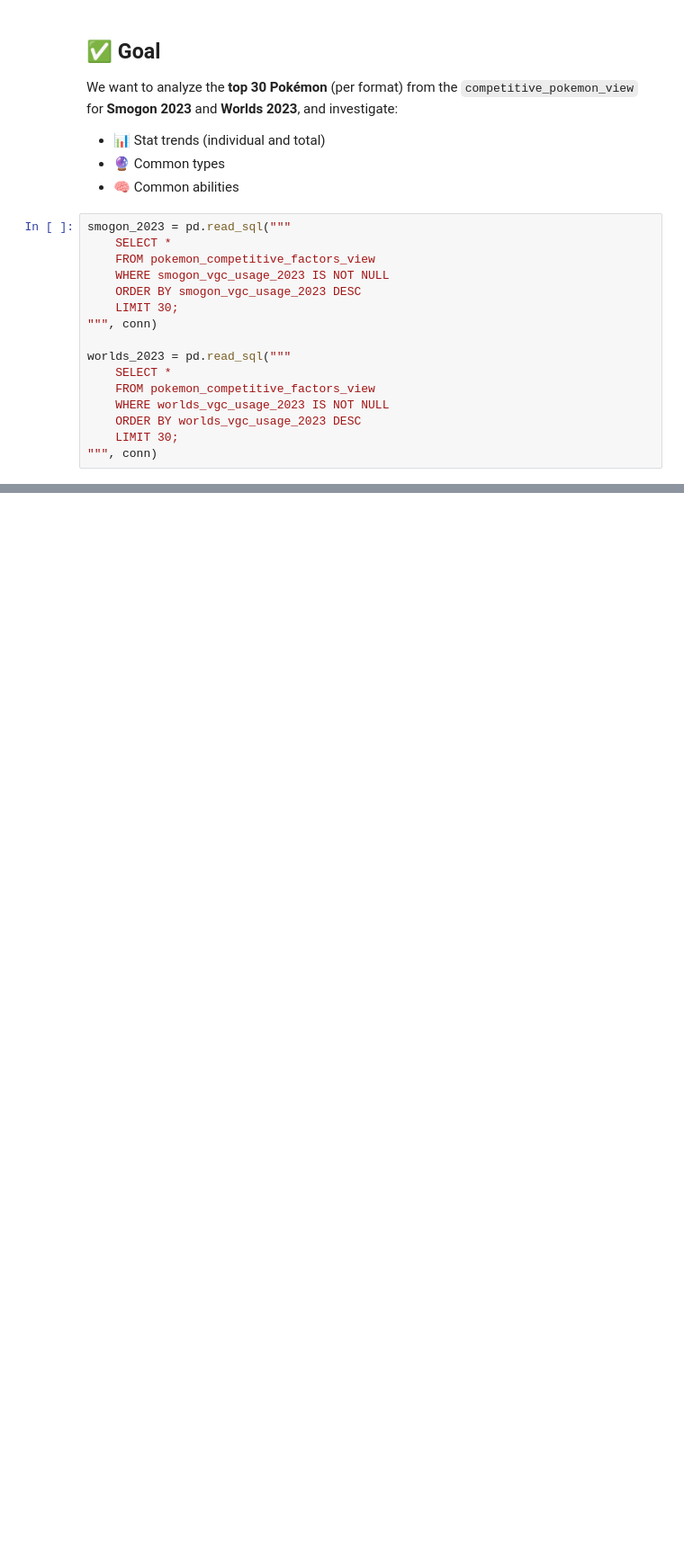
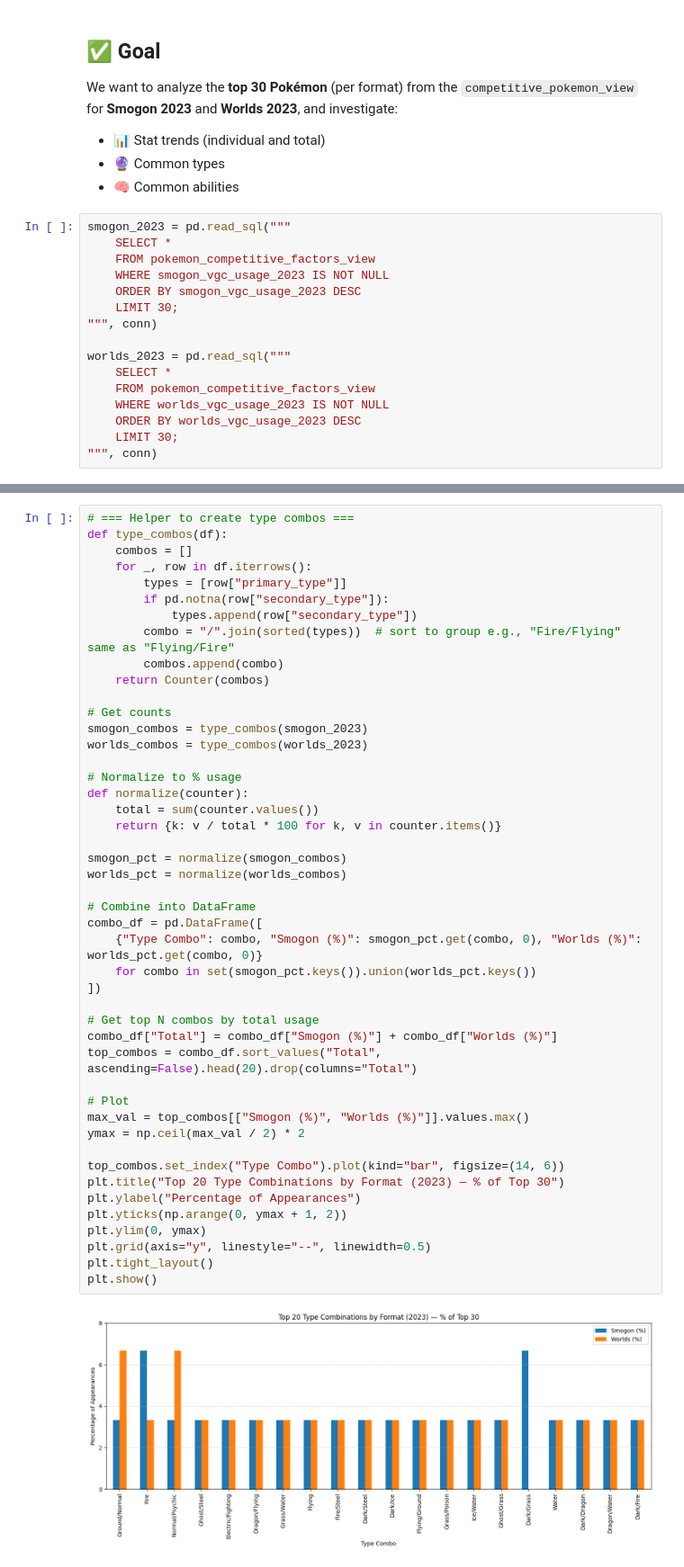
Before and after one commit to RHangal/pokemon-project, a Jupyter notebook: notebooks/03_2023_competitive_trends_eda.ipynb, the cells around one changed output, grey strips where cells are left out. Shown: that part at 90% size. Cells and saved outputs as stored; diff of their text form; blank space fills up the shorter version.

```diff
--- a/notebooks/03_2023_competitive_trends_eda.ipynb
+++ b/notebooks/03_2023_competitive_trends_eda.ipynb
@@ -244,0 +279,48 @@ plt.show()
+# %%
+# === Helper to create type combos ===
+def type_combos(df):
+    combos = []
+    for _, row in df.iterrows():
+        types = [row["primary_type"]]
+        if pd.notna(row["secondary_type"]):
+            types.append(row["secondary_type"])
+        combo = "/".join(sorted(types))  # sort to group e.g., "Fire/Flying" same as "Flying/Fire"
+        combos.append(combo)
+    return Counter(combos)
+
+# Get counts
+smogon_combos = type_combos(smogon_2023)
+worlds_combos = type_combos(worlds_2023)
+
+# Normalize to % usage
+def normalize(counter):
+    total = sum(counter.values())
+    return {k: v / total * 100 for k, v in counter.items()}
+
+smogon_pct = normalize(smogon_combos)
+worlds_pct = normalize(worlds_combos)
+
+# Combine into DataFrame
+combo_df = pd.DataFrame([
+    {"Type Combo": combo, "Smogon (%)": smogon_pct.get(combo, 0), "Worlds (%)": worlds_pct.get(combo, 0)}
+    for combo in set(smogon_pct.keys()).union(worlds_pct.keys())
+])
+
+# Get top N combos by total usage
+combo_df["Total"] = combo_df["Smogon (%)"] + combo_df["Worlds (%)"]
+top_combos = combo_df.sort_values("Total", ascending=False).head(20).drop(columns="Total")
+
+# Plot
+max_val = top_combos[["Smogon (%)", "Worlds (%)"]].values.max()
+ymax = np.ceil(max_val / 2) * 2
+
+top_combos.set_index("Type Combo").plot(kind="bar", figsize=(14, 6))
+plt.title("Top 20 Type Combinations by Format (2023) — % of Top 30")
+plt.ylabel("Percentage of Appearances")
+plt.yticks(np.arange(0, ymax + 1, 2))
+plt.ylim(0, ymax)
+plt.grid(axis="y", linestyle="--", linewidth=0.5)
+plt.tight_layout()
+plt.show()
+# %% [output]
+[figure, added]
```
Also changed, not shown: parts of 8 cells of this notebook, 5 other files.
